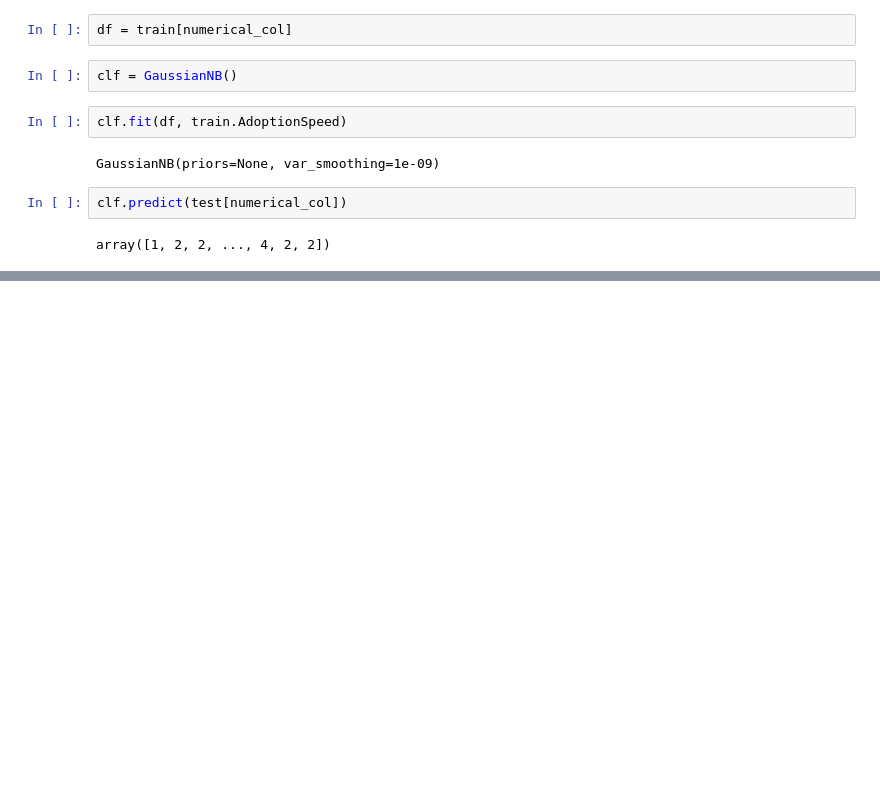
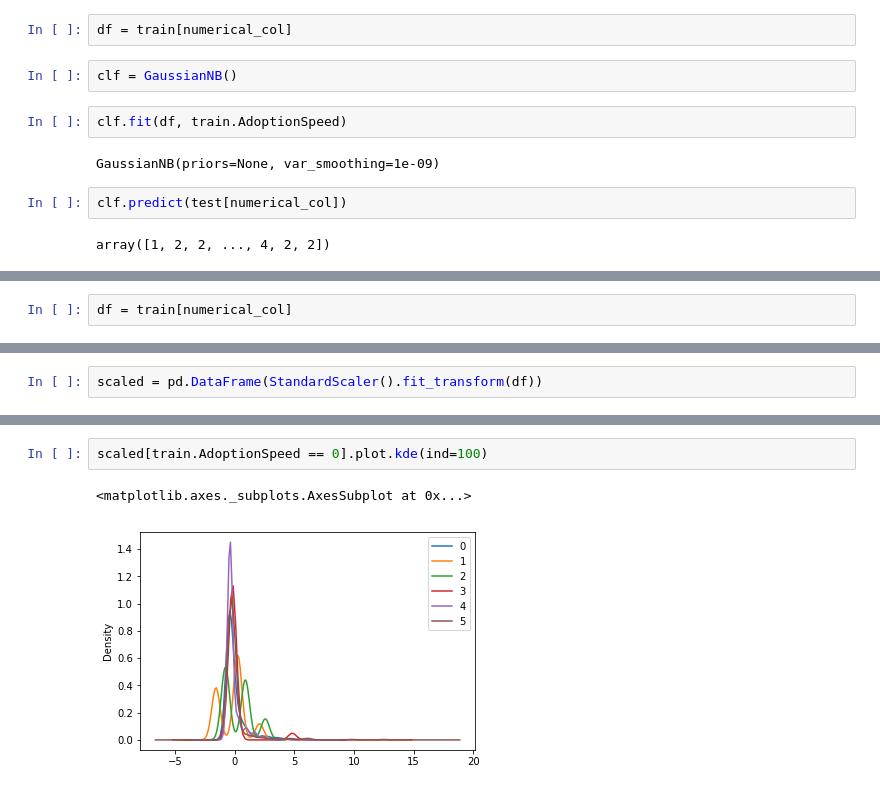
Before and after one commit to SolbiatiAlessandro/kaggle-pets, a Jupyter notebook: models/NAIVE_BAYES/exploratory-analysis.ipynb, the cells around one changed output, grey strips where cells are left out. Cells and saved outputs as stored; diff of their text form; blank space fills up the shorter version.

```diff
--- a/models/NAIVE_BAYES/exploratory-analysis.ipynb
+++ b/models/NAIVE_BAYES/exploratory-analysis.ipynb
@@ -395,0 +209,2 @@ Sat Mar  2 00:29:34 2019 [validation_model_no_categorical_type.validation] finis
+# %%
+df = train[numerical_col]
@@ -395,0 +220,2 @@ Sat Mar  2 00:29:34 2019 [validation_model_no_categorical_type.validation] finis
+# %%
+scaled = pd.DataFrame(StandardScaler().fit_transform(df))
@@ -395,0 +231,5 @@ Sat Mar  2 00:29:34 2019 [validation_model_no_categorical_type.validation] finis
+# %%
+scaled[train.AdoptionSpeed == 0].plot.kde(ind=100)
+# %% [output]
+<matplotlib.axes._subplots.AxesSubplot at 0x...>
+[figure, added]
```
Also changed, not shown: parts of 36 cells of this notebook, 2 other files.
